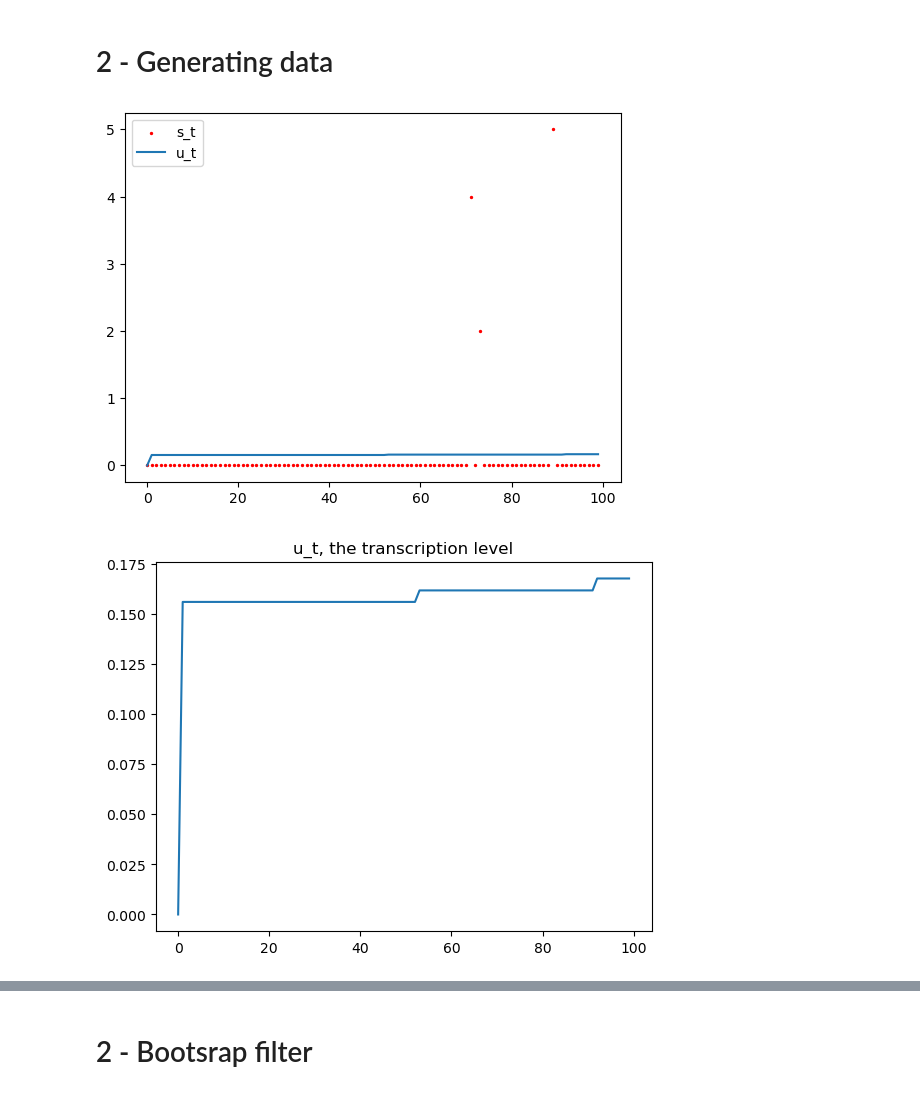
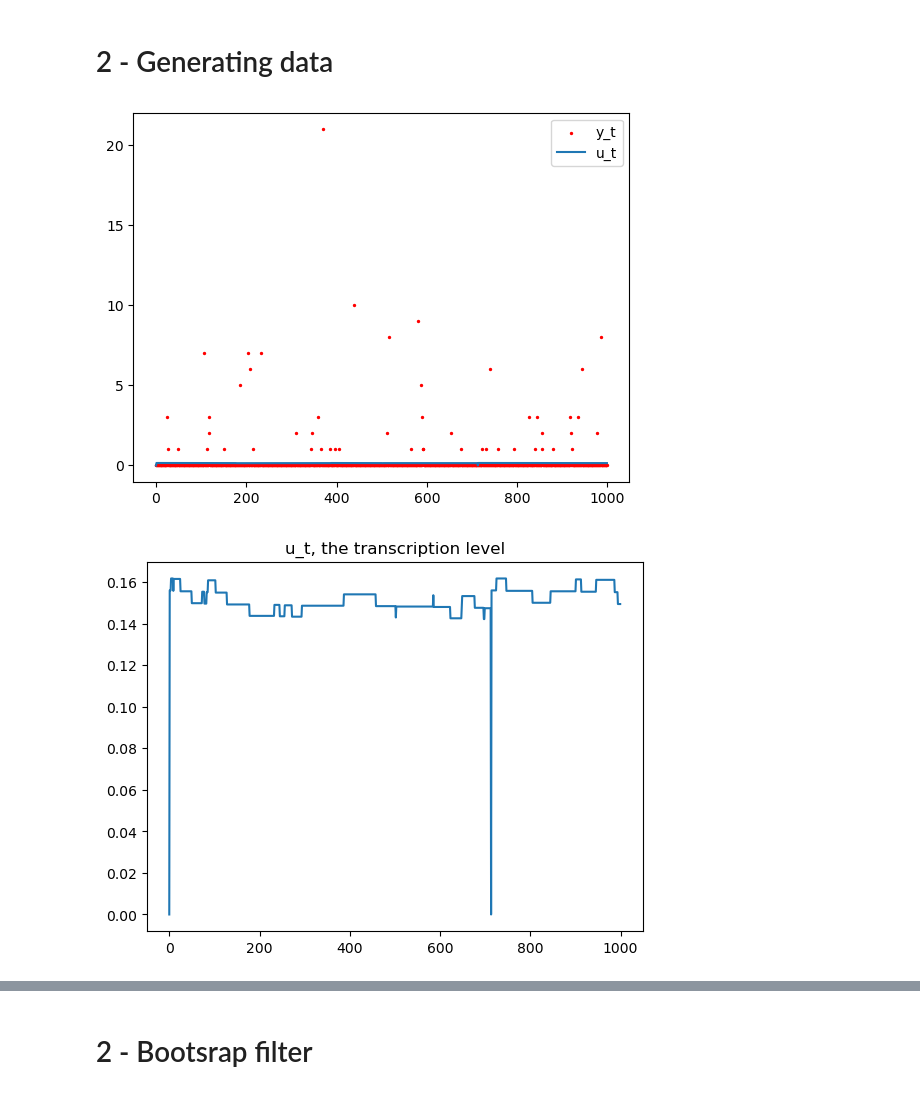
Before and after one commit to TheoAlegretti/HMMC-project, a Jupyter notebook: MAIN.ipynb, the cells around one changed output, grey strips where cells are left out. Saved outputs shown, nothing was run; the diff lists cells and outputs as text; code cells hidden in the pictures.

```diff
--- a/MAIN.ipynb
+++ b/MAIN.ipynb
@@ -412,7 +414,7 @@ class RnaProb(particles.FeynmanKac):
 # 2 - Generating data
 # %%
 # Actual generation of data
-T = 100
+T = 1000
 # We use the same parameters that inside the Feynman-Kac models
 
 data_X, data_Y  = generate_data(length = T,
@@ -421,20 +423,20 @@ data_X, data_Y  = generate_data(length = T,
               alpha_s=0.53, kappa_s=0.31,
               kappa=0.61, theta=1.93, epsilon_0=2e-6, epsilon_b=6.7e-4, b = 10)
 # %%
-plt.scatter([i for i in range(T)], data_Y, s = 2, color = "red", label = "s_t")
+plt.scatter([i for i in range(T)], data_Y, s = 2, color = "red", label = "y_t")
 plt.plot(data_X[:,0], label = "u_t")
 plt.legend()
 plt.show()
 
 # It seems there is a differnce of scale betwwen u_t and s_t which is weird
 # %% [output]
-[figure, old version]
+[figure, new version]
 # %%
 plt.plot(data_X[:,0])
 plt.title("u_t, the transcription level")
 plt.show()
 # %% [output]
-[figure, old version]
+[figure, new version]
 # %%
 plt.plot(data_X[:,1])
 plt.title("s_t, the local scaling variable")
```
Also changed, not shown: parts of 12 cells of this notebook.
